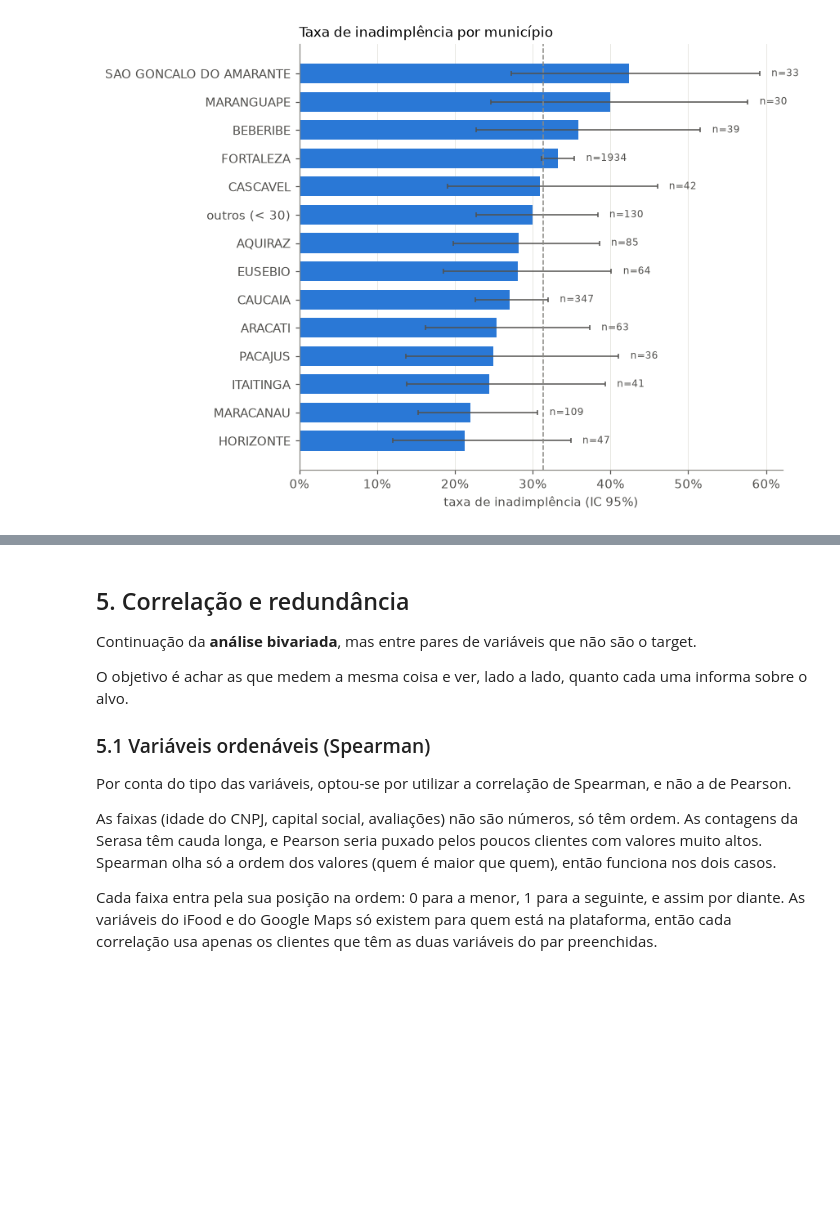
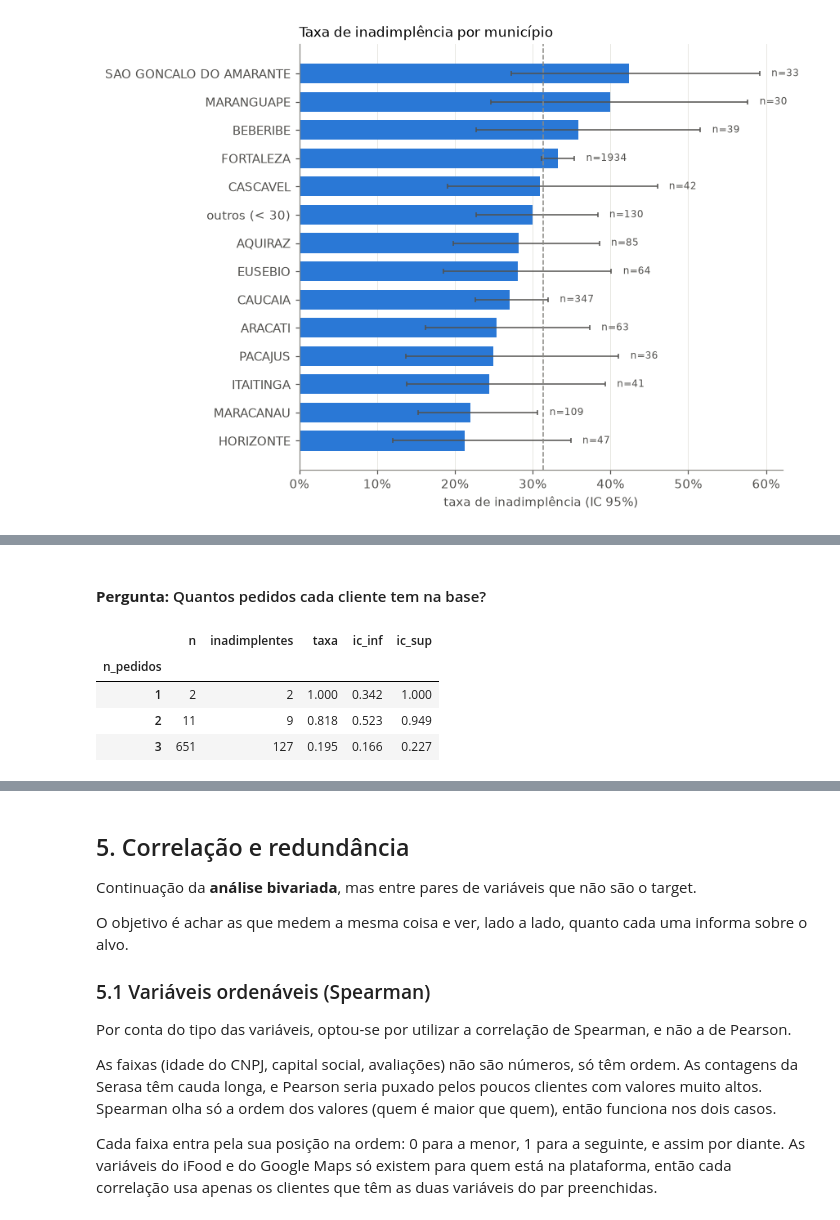
Before and after one commit to willianrupert/Equipe-12-ML, a Jupyter notebook: notebooks/02_eda_inadimplencia.ipynb, the cells around one changed output, grey strips where cells are left out. Drawn from its saved outputs; the diff is of its cells as text; code cells hidden in the pictures; blank space fills up the shorter version.

```diff
--- a/notebooks/02_eda_inadimplencia.ipynb
+++ b/notebooks/02_eda_inadimplencia.ipynb
@@ -712,0 +767,12 @@ Pensando no modelo, no máximo uma flag de Fortaleza, ou deixar de fora.
+# %% [markdown]
+#### **Pergunta:** Quantos pedidos cada cliente tem na base?
+# %%
+n_por_cliente = pedidos.groupby("id_cliente").size().rename("n_pedidos")
+hist = clientes.set_index("id_cliente").loc[n_por_cliente.index, ["inadimplente"]].join(n_por_cliente)
+taxa_por_grupo(hist, "n_pedidos")
+# %% [output]
+|  | n | inadimplentes | taxa | ic_inf | ic_sup |
+| n_pedidos |  |  |  |  |  |
+| 1 | 2 | 2 | 1.000 | 0.342 | 1.000 |
+| 2 | 11 | 9 | 0.818 | 0.523 | 0.949 |
+| 3 | 651 | 127 | 0.195 | 0.166 | 0.227 |
```
Also changed, not shown: parts of 24 cells of this notebook, 5 other files.
